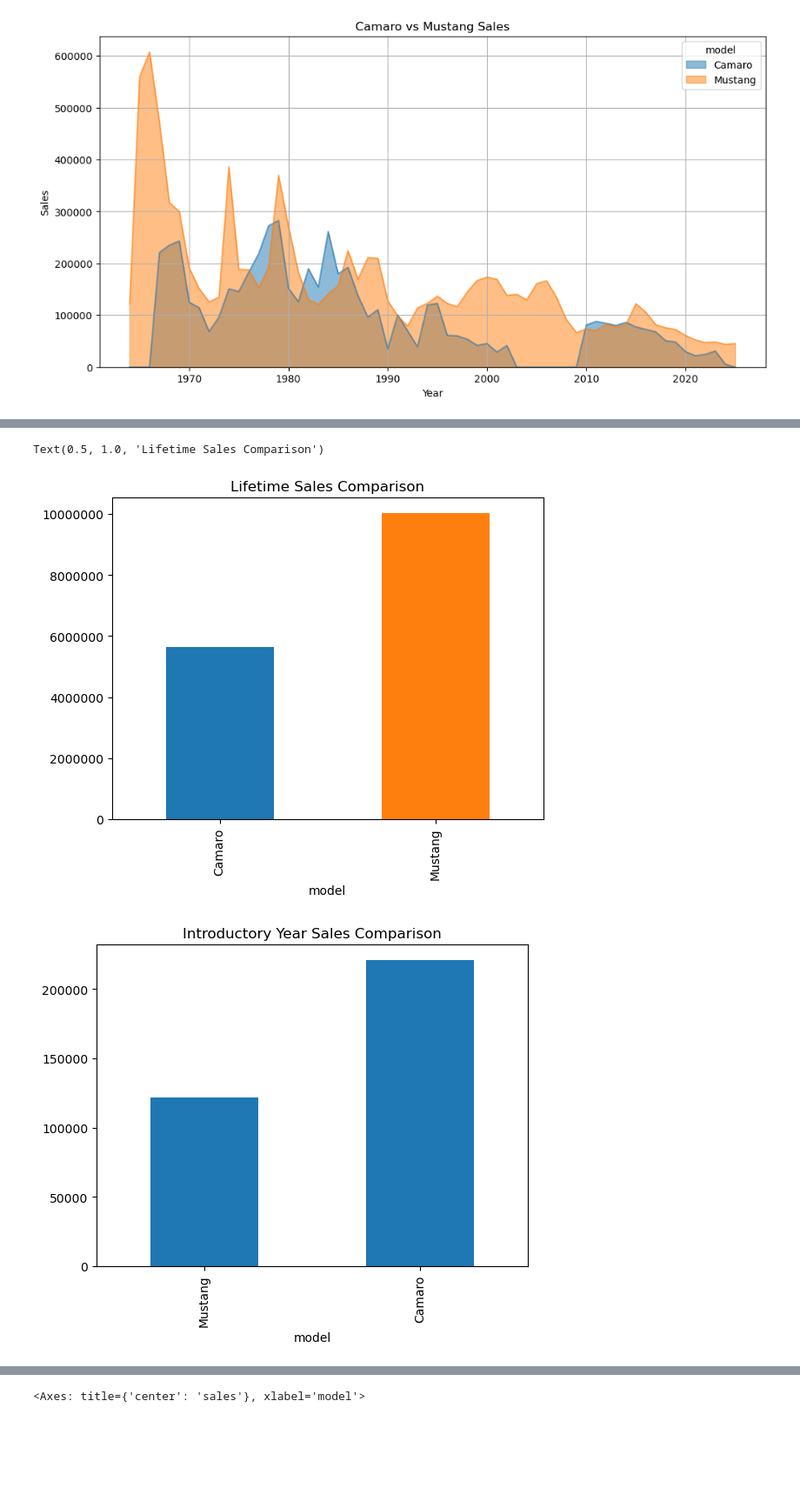
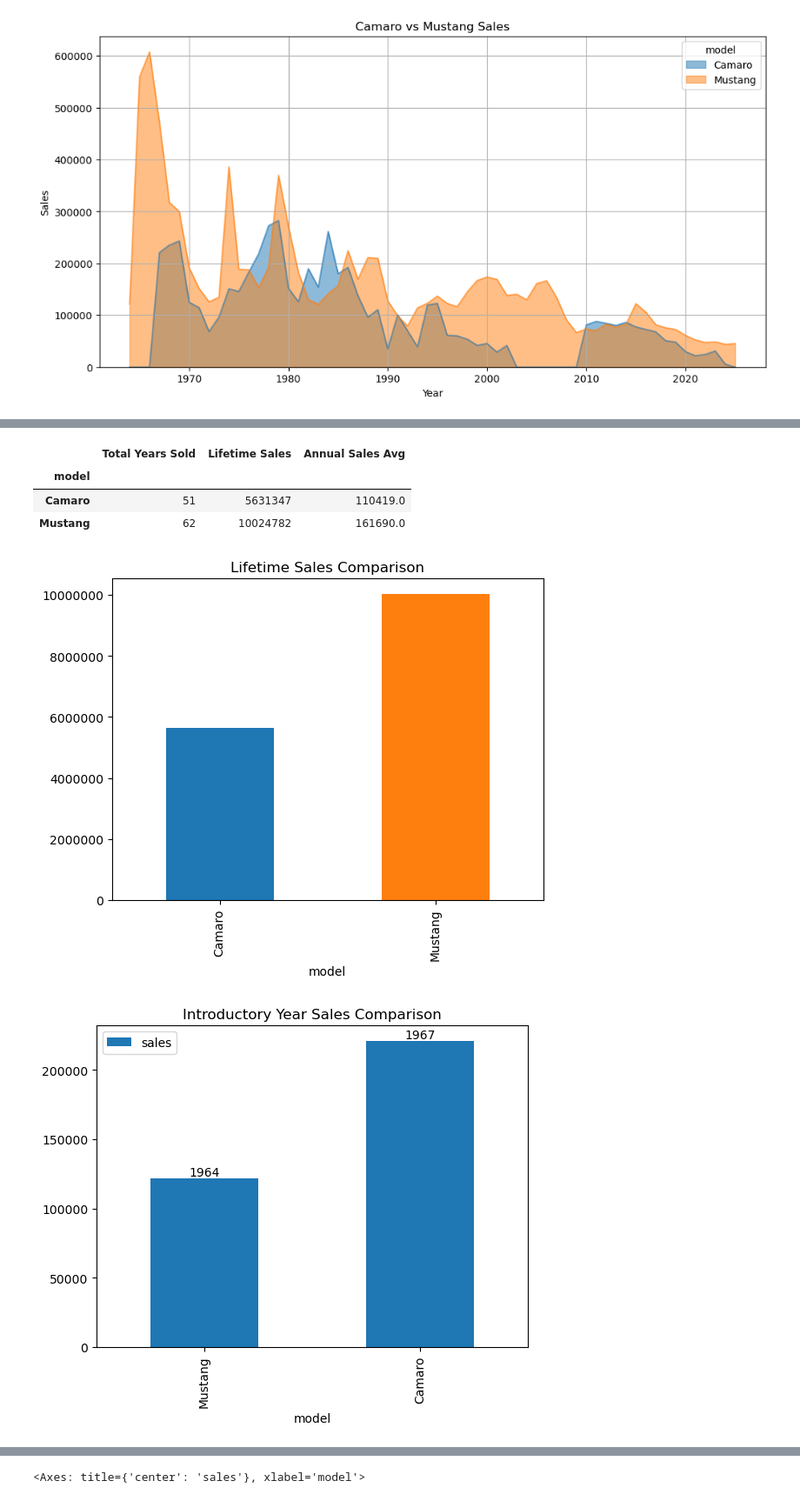
Before and after one commit to thomas-gette/mustang_camaro_sales, a Jupyter notebook: mustang_camaro_sales.ipynb, the cells around one changed output, grey strips where cells are left out. Shown at 87% size. Cells and saved outputs as stored; diff of their text form; code cells hidden in the pictures; blank space fills up the shorter version.

Commit message:
Adding some comments and extra elements to make charts more meaningful

```diff
--- a/mustang_camaro_sales.ipynb
+++ b/mustang_camaro_sales.ipynb
@@ -19,8 +21,10 @@ CAMARO_URL = 'https://en.wikipedia.org/wiki/Chevrolet_Camaro'
 MUSTANG_URL = 'https://en.wikipedia.org/wiki/Ford_Mustang'
 
 # Header to bypass Wikipedia's bot-blocker
+load_dotenv()
+EMAIL = os.getenv("EMAIL")
 HEADERS = {
-    'User-Agent': 'Car Sales Scraper/1.0 (contact: thomas.gette@outlook.com) Python-requests'
+    'User-Agent': f'Car Sales Scraper/1.0 (contact: {EMAIL}) Python-requests'
 }
 
 CAMARO_GENERATIONS = {
@@ -231,3 +245,24 @@ plt.ylabel("Sales")
 plt.grid(True)
 # %% [output]
 [figure]
+# %%
+# Show running average of yearly sales per model
+unified_df["rolling_sales_avg"] = (
+    unified_df.groupby("model")["sales"]
+        .rolling(5, min_periods=1)
+        .mean()
+        .reset_index(level=0, drop=True)
+)
+
+
+# Pivot for plotting
+pivot_roll_avg = (
+    unified_df.pivot(index="year", columns="model", values="rolling_sales_avg")
+)
+# Plot
+pivot_roll_avg.plot(figsize=(12,6), linewidth=3)
+plt.title("5-Year Running Average Sales: Camaro vs Mustang")
+plt.xlabel("Year")
+plt.ylabel("Rolling Average Sales")
+plt.grid(True)
+plt.show()
@@ -249,27 +287,55 @@ gen_pivot.plot(
 # %%
+# Lifetime sales comparison
 unified_df.groupby("model")["sales"].sum().plot(
     kind="bar",
     color=plt.rcParams['axes.prop_cycle'].by_key()['color'])
 plt.ticklabel_format(style="plain", axis="y")
 plt.title("Lifetime Sales Comparison")
+
+
+# Calculate annual average sales to complement lifetime sales chart
+total_years = unified_df.groupby("model")["year"].count()
+total_sales = unified_df.groupby("model")["sales"].sum()
+avg_annual_sales = total_sales / total_years
+
+per_year_summary = pd.DataFrame({
+    "Total Years Sold": total_years,
+    "Lifetime Sales": total_sales,
+    "Annual Sales Avg": avg_annual_sales.round(0)
+})
+per_year_summary
 # %% [output]
-Text(0.5, 1.0, 'Lifetime Sales Comparison')
+|  | Total Years Sold | Lifetime Sales | Annual Sales Avg |
+| model |  |  |  |
+| Camaro | 51 | 5631347 | 110419.0 |
+| Mustang | 62 | 10024782 | 161690.0 |
 [figure]
 # %%
+# Model introductory year sales comparison
 intro_years = unified_df.groupby("model")["year"].min()
 intro_sales = unified_df.merge(
     intro_years,
     on=["model", "year"]
 )[["model", "year", "sales"]]
 
-intro_sales.plot(
+ax = intro_sales.plot(
     kind="bar",
     x="model",
     y="sales",
-    title="Introductory Year Sales Comparison",
-    legend=None
+    title="Introductory Year Sales Comparison"
 )
 plt.ticklabel_format(style="plain", axis="y")
+
+# Add year labels above each bar
+for bar, year in zip(ax.patches, intro_sales["year"]):
+    ax.text(
+        bar.get_x() + bar.get_width()/2,
+        bar.get_height(),
+        str(year),
+        ha="center",
+        va="bottom",
+        fontsize=10
+    )
 # %% [output]
-[figure, old version]
+[figure, new version]
 # %%
```
Also changed, not shown: parts of 8 cells of this notebook, 2 other files.
